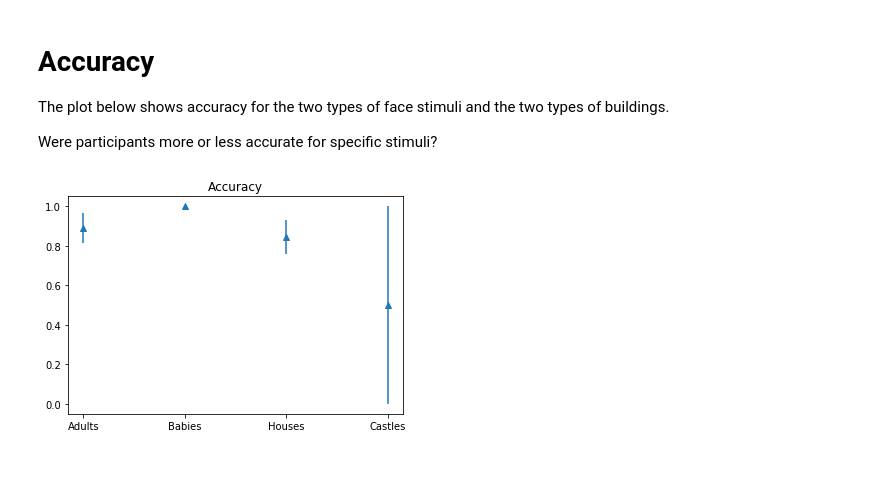
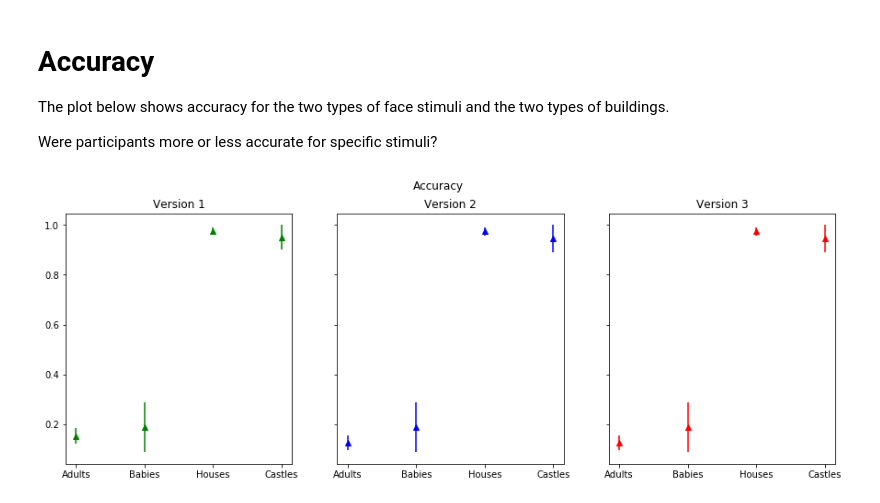
Before and after one commit to stephenrho/eeg-notebooks, a Jupyter notebook: notebooks/nb2020_beh.ipynb, the cells around one changed output. Drawn from its saved outputs; the diff is of its cells as text; code cells hidden in the pictures; blank space fills up the shorter version.

```diff
--- a/notebooks/nb2020_beh.ipynb
+++ b/notebooks/nb2020_beh.ipynb
@@ -108,14 +142,18 @@ plt.show()
 The plot below shows accuracy for the two types of face stimuli and the two types of buildings.
 
 Were participants more or less accurate for specific stimuli?
-# %%
-
-mean_acc = agg_data["acc"]['mean'] # average accuracy
-se_acc = agg_data["acc"]['sem'] # uncertainty in the average
-
-plt.figure()
-plt.errorbar(stim_labels, mean_acc, se_acc, linestyle='None', marker='^')
-plt.title('Accuracy')
-plt.show()
-# %% [output]
-[figure, removed]
+# %%
+
+fig, ax = plt.subplots(1, len(versions), sharey=True, figsize=(15,5))
+fig.suptitle("Accuracy")
+
+for i in range(len(versions)):
+    plt_data = agg_data.groupby('version').get_group(versions[i])
+
+    mean_acc = plt_data["acc"]['mean'] # average accuracy
+    se_acc = plt_data["acc"]['sem'] # uncertainty in the average
+
+    ax[i].errorbar(stim_labels, mean_acc, se_acc, linestyle='None', marker='^', color=colors[i])
+    ax[i].set_title('Version %i' % versions[i])
+# %% [output]
+[figure, added]
```
Also changed, not shown: parts of 6 cells of this notebook, 2 other files.
